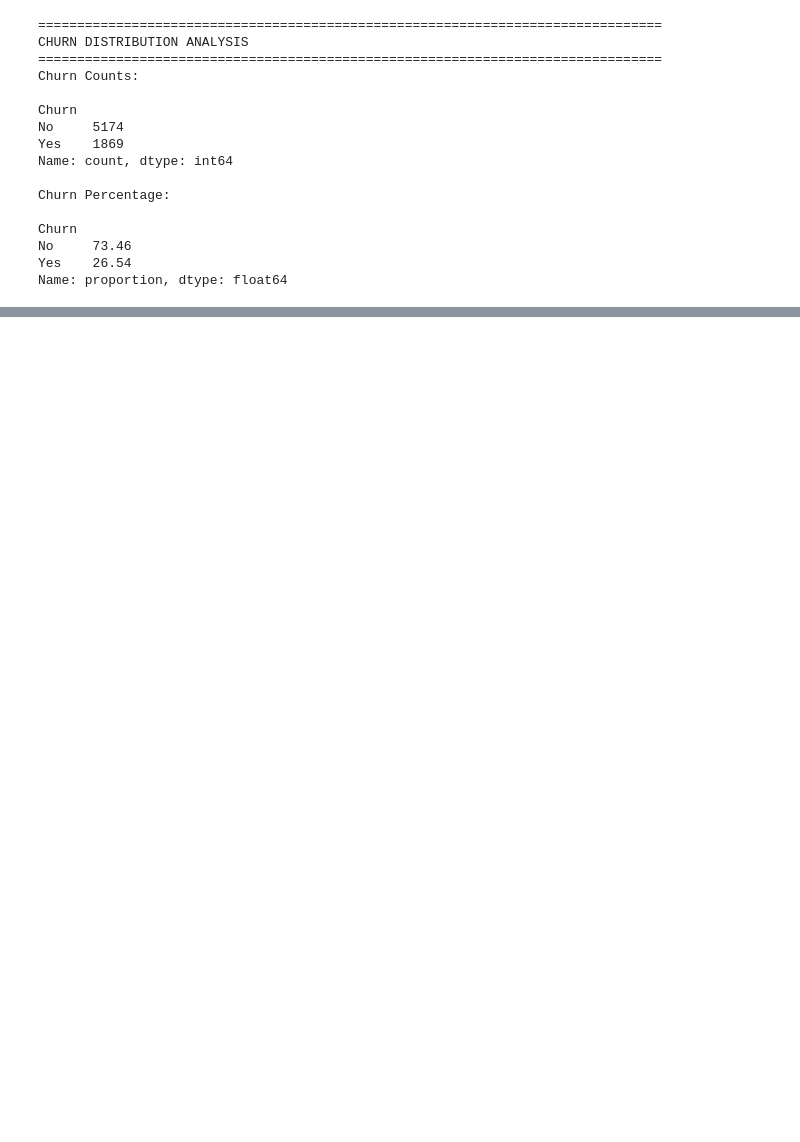
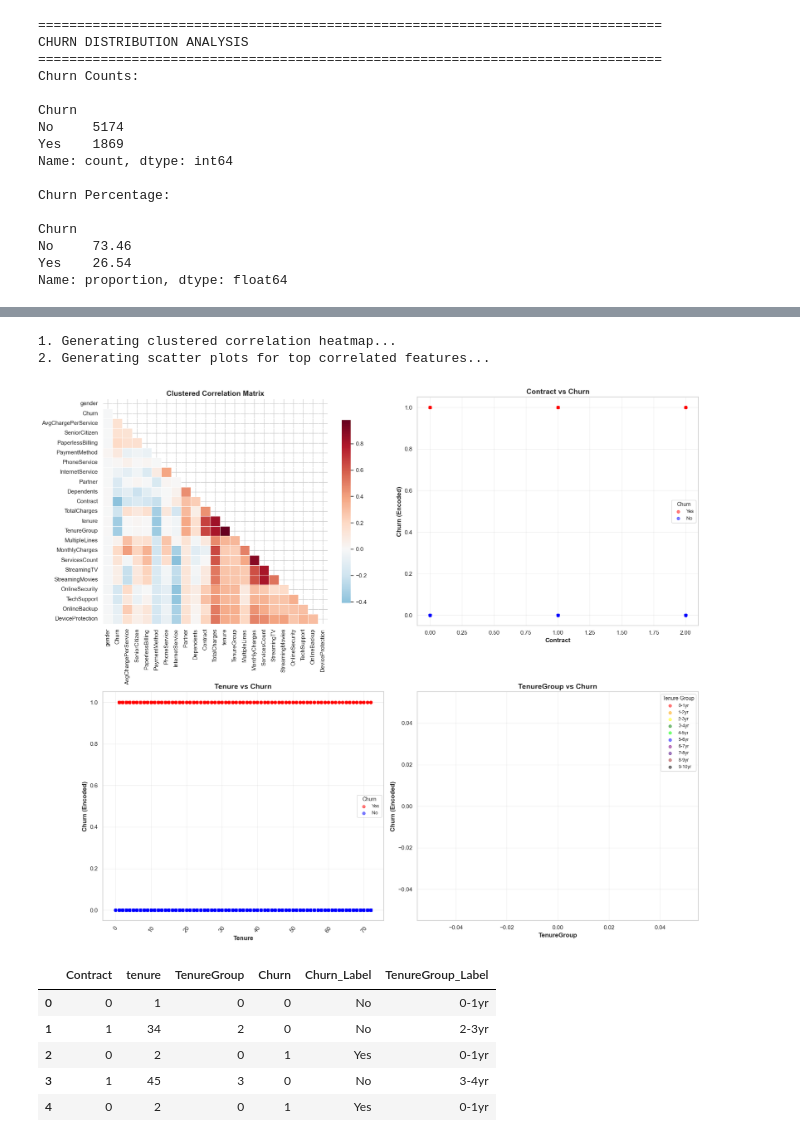
Before and after one commit to akkwok2099/data-analytics-portfolio, a Jupyter notebook: notebooks/01_customer_churn_analysis.ipynb, the cells around one changed output, grey strips where cells are left out. Saved outputs shown, nothing was run; the diff lists cells and outputs as text; code cells hidden in the pictures; blank space fills up the shorter version.

```diff
--- a/notebooks/01_customer_churn_analysis.ipynb
+++ b/notebooks/01_customer_churn_analysis.ipynb
@@ -322,0 +696,13 @@ axes[1, 0].tick_params(axis='x', rotation=45)
+# %%
+scatter_data = plot_churn_additional(correlation_matrix, telecom_plot)
+scatter_data.head()
+# %% [output]
+1. Generating clustered correlation heatmap...
+2. Generating scatter plots for top correlated features...
+[figure, added]
+|  | Contract | tenure | TenureGroup | Churn | Churn_Label | TenureGroup_Label |
+| 0 | 0 | 1 | 0 | 0 | No | 0-1yr |
+| 1 | 1 | 34 | 2 | 0 | No | 2-3yr |
+| 2 | 0 | 2 | 0 | 1 | Yes | 0-1yr |
+| 3 | 1 | 45 | 3 | 0 | No | 3-4yr |
+| 4 | 0 | 2 | 0 | 1 | Yes | 0-1yr |
```
Also changed, not shown: parts of 29 cells of this notebook, 2 other files.
